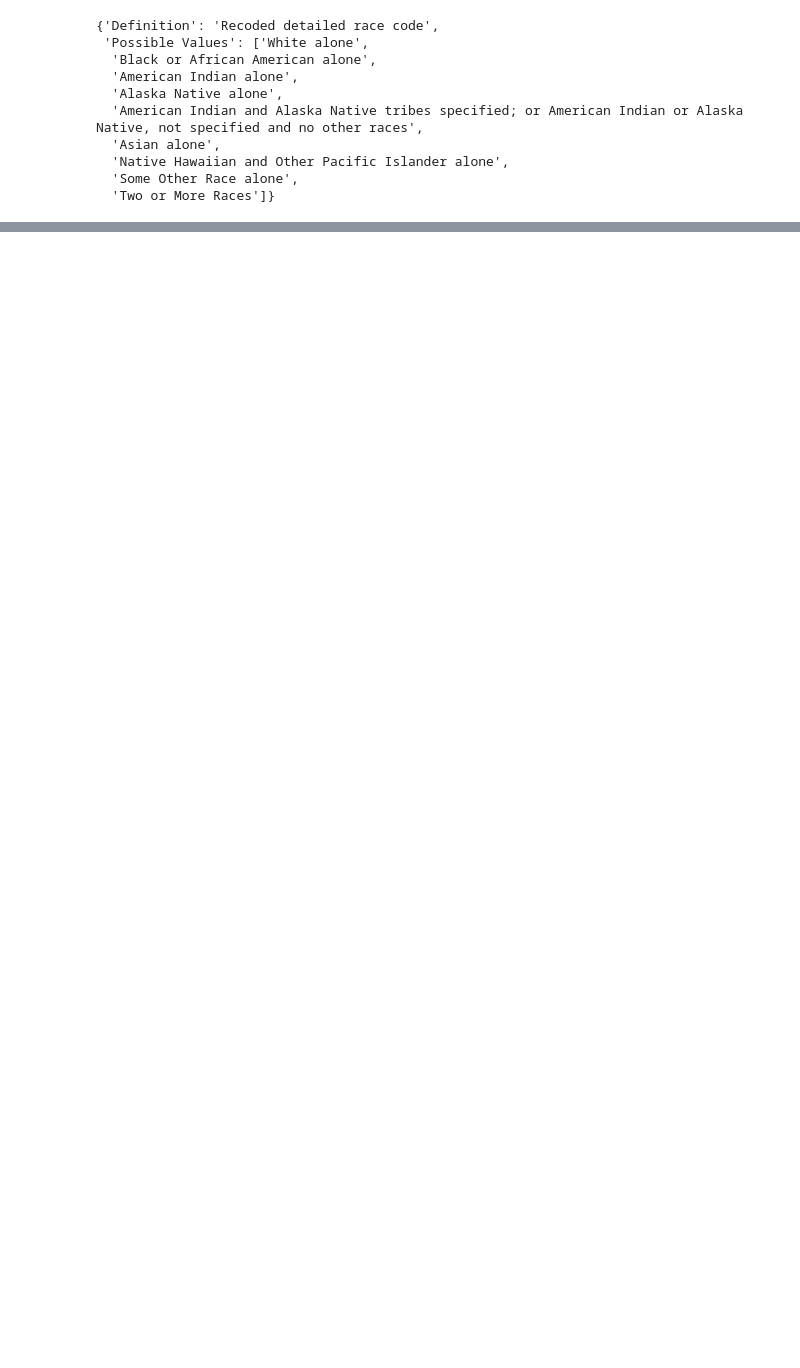
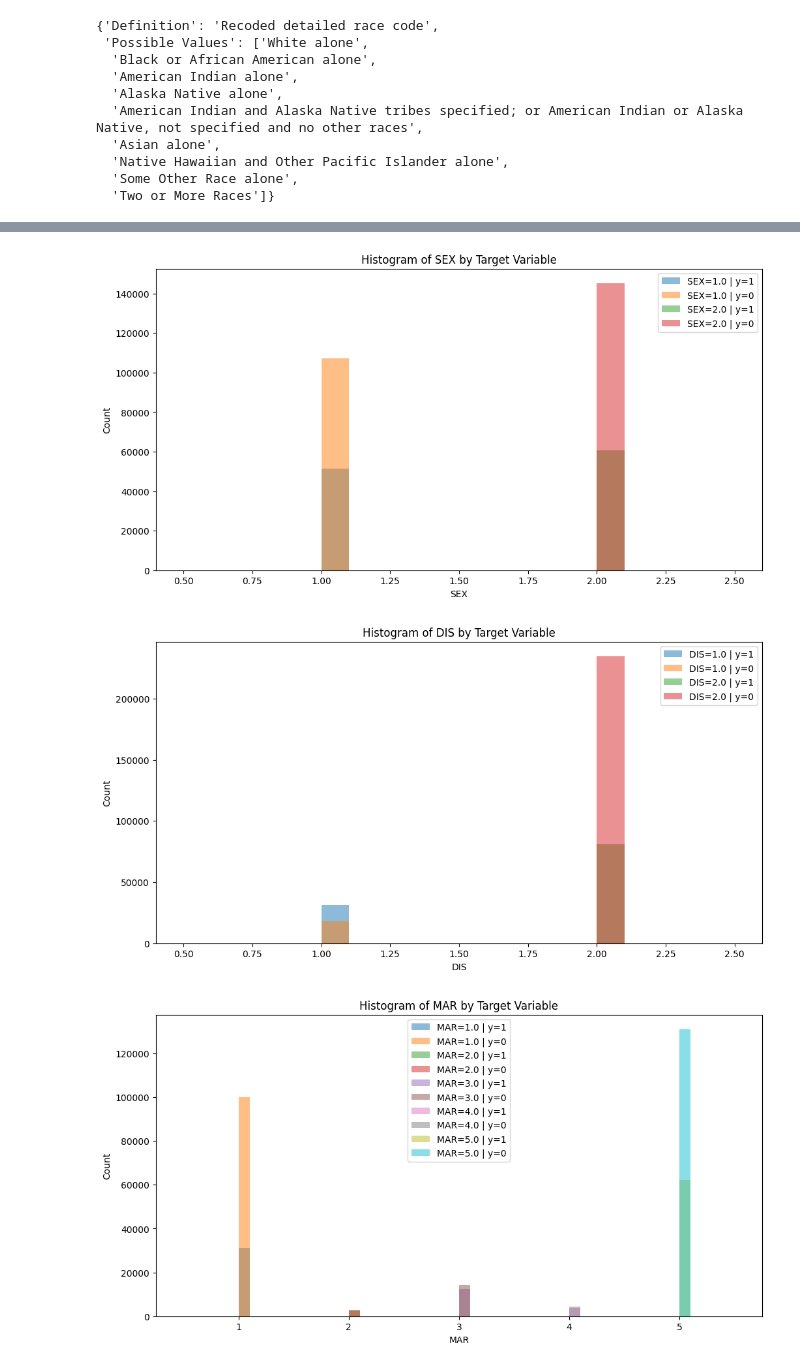
Before and after one commit to VIROOPAKSHC/Fair-And-Transparent-ML-Models, a Jupyter notebook: project.ipynb, the cells around one changed output, grey strips where cells are left out. Cells and saved outputs as stored; diff of their text form; code cells hidden in the pictures; blank space fills up the shorter version.

```diff
--- a/project.ipynb
+++ b/project.ipynb
@@ -231,0 +157,26 @@ shape: (9, 21)
+# %%
+sensitive_attributes = ['SEX', 'DIS', 'MAR', 'RAC1P']
+
+data = features.clone()
+data = data.with_columns(label = labels['PUBCOV']._recursive_cast_to_dtype(int))
+
+def plot_histograms(data, sensitive_attributes, target_col='label'):
+
+    for attr in sensitive_attributes:
+        unique_groups = data[attr].unique()
+        plt.figure(figsize=(12, 6))
+        for group in unique_groups:
+            plt.hist(data.filter((pl.col(attr) == group) & (pl.col(target_col) == 1))[attr], alpha=0.5, label=f"{attr}={group} | y=1")
+            plt.hist(data.filter((pl.col(attr) == group )& (pl.col(target_col) == 0))[attr], alpha=0.5, label=f"{attr}={group} | y=0")
+
+        plt.title(f"Histogram of {attr} by Target Variable")
+        plt.xlabel(attr)
+        plt.ylabel("Count")
+        plt.legend()
+        plt.show()
+
+plot_histograms(data, sensitive_attributes, target_col='label')
+# %% [output]
+[figure, added]
+[figure, added]
+[figure, added]
```
Also changed, not shown: parts of 33 cells of this notebook.
